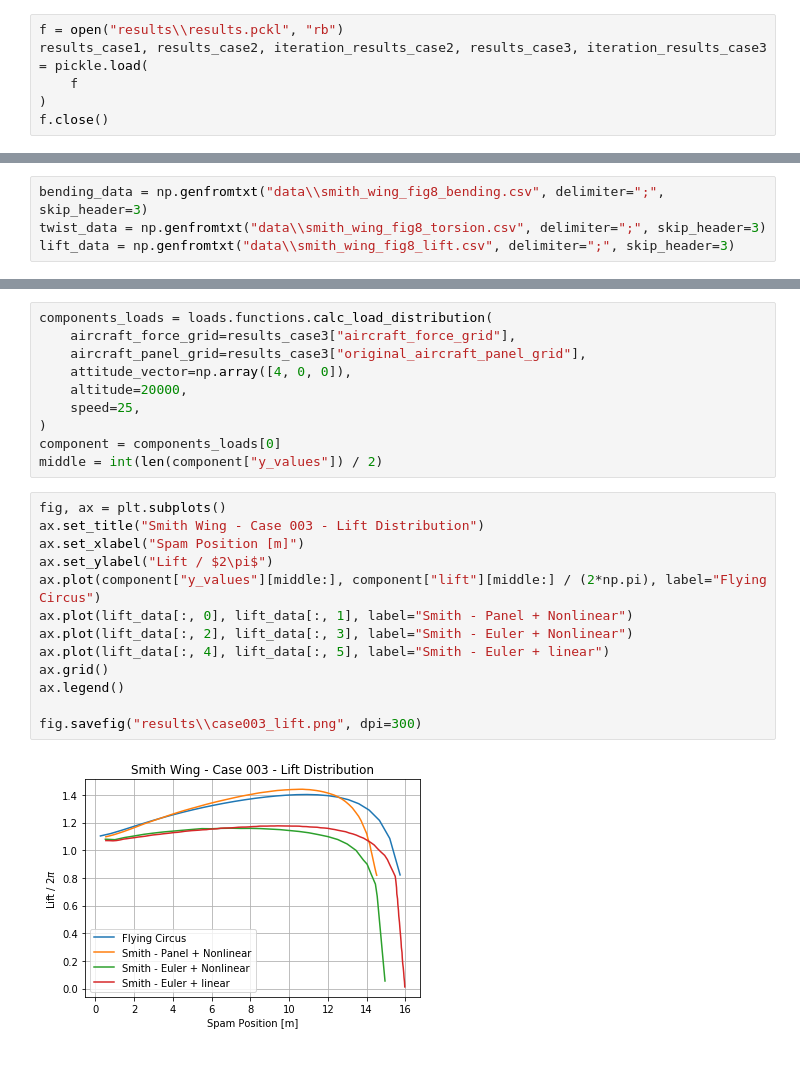
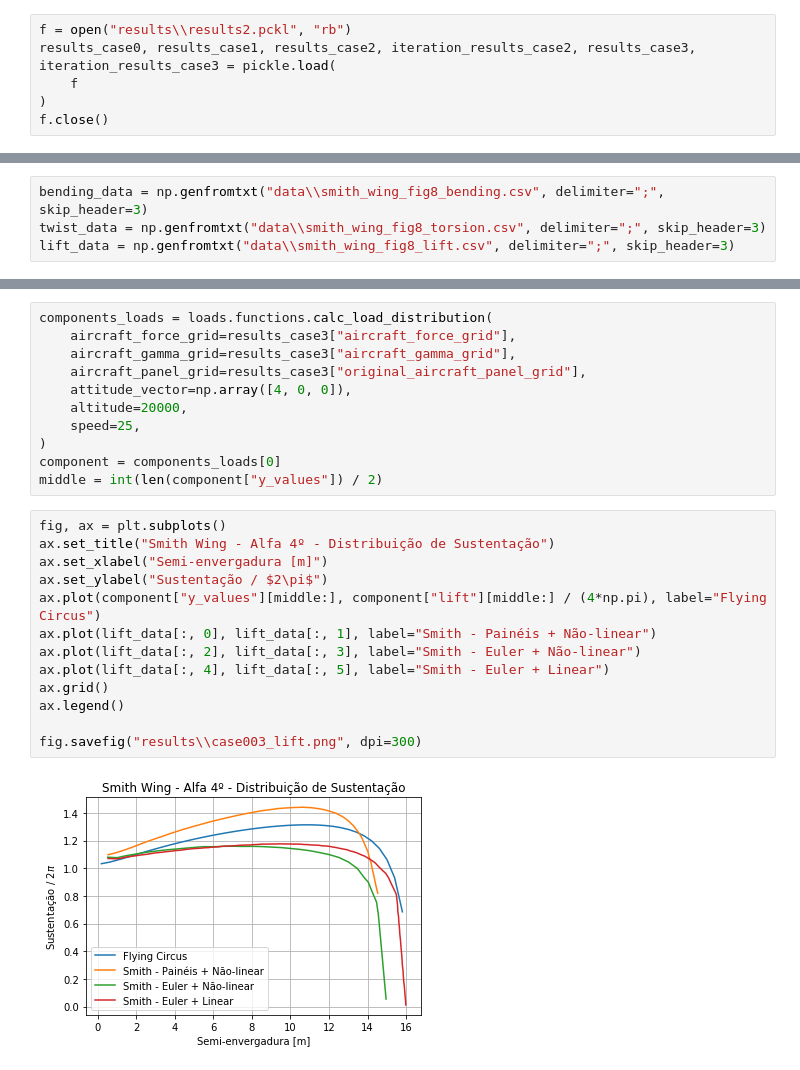
Before and after one commit to joaopaulomcc/flyingcircus, a Jupyter notebook: results/smith_wing/smith_wing_comparisson.ipynb, the cells around one changed output, grey strips where cells are left out. Saved outputs shown, nothing was run; the diff lists cells and outputs as text.

Commit message:
Create results for dissertation

```diff
--- a/results/smith_wing/smith_wing_comparisson.ipynb
+++ b/results/smith_wing/smith_wing_comparisson.ipynb
@@ -20,6 +22,6 @@ from src import visualization as vis
 # %%
-f = open("results\\results.pckl", "rb")
-results_case1, results_case2, iteration_results_case2, results_case3, iteration_results_case3 = pickle.load(
+f = open("results\\results2.pckl", "rb")
+results_case0, results_case1, results_case2, iteration_results_case2, results_case3, iteration_results_case3 = pickle.load(
     f
 )
 f.close()
@@ -151,6 +164,7 @@ fig.savefig("results\\case003_twist.png", dpi=300)
 # %%
 components_loads = loads.functions.calc_load_distribution(
     aircraft_force_grid=results_case3["aircraft_force_grid"],
+    aircraft_gamma_grid=results_case3["aircraft_gamma_grid"],
     aircraft_panel_grid=results_case3["original_aircraft_panel_grid"],
     attitude_vector=np.array([4, 0, 0]),
     altitude=20000,
@@ -160,16 +174,16 @@ component = components_loads[0]
 middle = int(len(component["y_values"]) / 2)
 # %%
 fig, ax = plt.subplots()
-ax.set_title("Smith Wing - Case 003 - Lift Distribution")
-ax.set_xlabel("Spam Position [m]")
-ax.set_ylabel("Lift / $2\pi$")
-ax.plot(component["y_values"][middle:], component["lift"][middle:] / (2*np.pi), label="Flying Circus")
-ax.plot(lift_data[:, 0], lift_data[:, 1], label="Smith - Panel + Nonlinear")
-ax.plot(lift_data[:, 2], lift_data[:, 3], label="Smith - Euler + Nonlinear")
-ax.plot(lift_data[:, 4], lift_data[:, 5], label="Smith - Euler + linear")
+ax.set_title("Smith Wing - Alfa 4º - Distribuição de Sustentação")
+ax.set_xlabel("Semi-envergadura [m]")
+ax.set_ylabel("Sustentação / $2\pi$")
+ax.plot(component["y_values"][middle:], component["lift"][middle:] / (4*np.pi), label="Flying Circus")
+ax.plot(lift_data[:, 0], lift_data[:, 1], label="Smith - Painéis + Não-linear")
+ax.plot(lift_data[:, 2], lift_data[:, 3], label="Smith - Euler + Não-linear")
+ax.plot(lift_data[:, 4], lift_data[:, 5], label="Smith - Euler + Linear")
 ax.grid()
 ax.legend()
 
 fig.savefig("results\\case003_lift.png", dpi=300)
 # %% [output]
-[figure, old version]
+[figure, new version]
```
Also changed, not shown: parts of 21 cells of this notebook, 21 other files.
